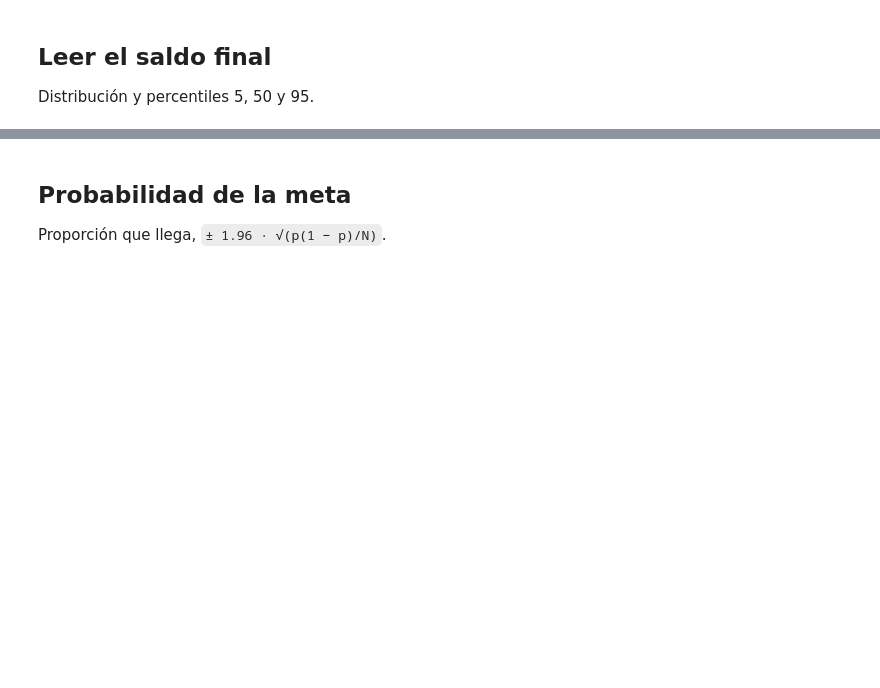
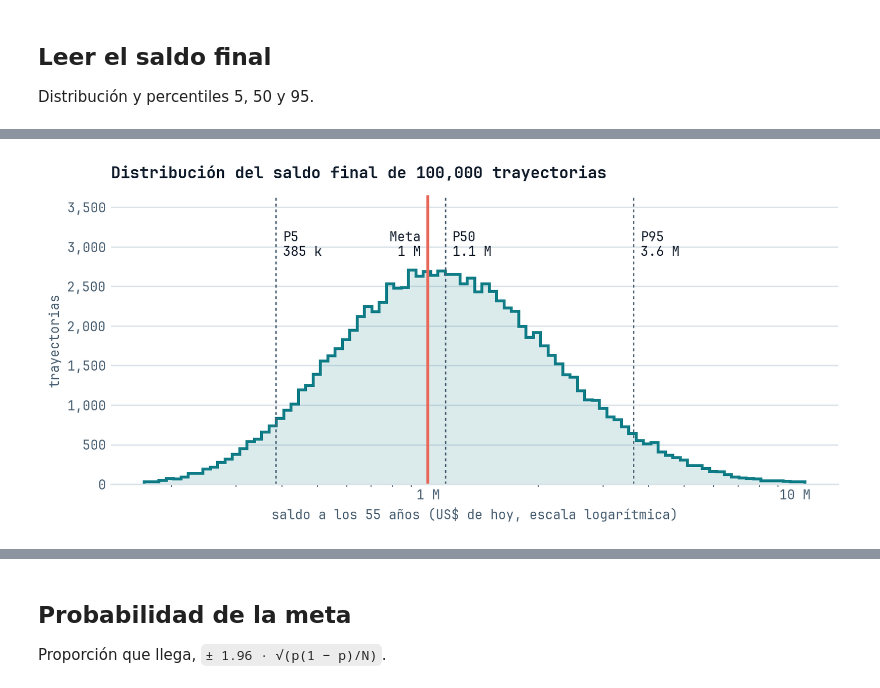
Before and after one commit to josgarciave/montecarlo-bomba-atomica-finanzas, a Jupyter notebook: notebooks/03_pensiones.ipynb, the cells around one changed output, grey strips where cells are left out. Saved outputs shown, nothing was run; the diff lists cells and outputs as text; code cells hidden in the pictures; blank space fills up the shorter version.

```diff
--- a/notebooks/03_pensiones.ipynb
+++ b/notebooks/03_pensiones.ipynb
@@ -34,3 +199,16 @@ Miles de vidas laborales posibles.
 ## Leer el saldo final
 
 Distribución y percentiles 5, 50 y 95.
+# %%
+saldo_final = saldos[:, -1]
+
+pd.Series(
+    {
+        "percentil 5": np.percentile(saldo_final, 5),
+        "percentil 50 (mediana)": np.percentile(saldo_final, 50),
+        "percentil 95": np.percentile(saldo_final, 95),
+        "media": saldo_final.mean(),
+        "total aportado": aportado[-1],
+    },
+    name="USD a los 55 años",
+).round(0).to_frame()
@@ -36,0 +222,4 @@ Distribución y percentiles 5, 50 y 95.
+# %%
+graficas.saldo_final(saldo_final, META)
+# %% [output]
+[figure, added]
```
Also changed, not shown: parts of 22 cells of this notebook, 7 other files.
